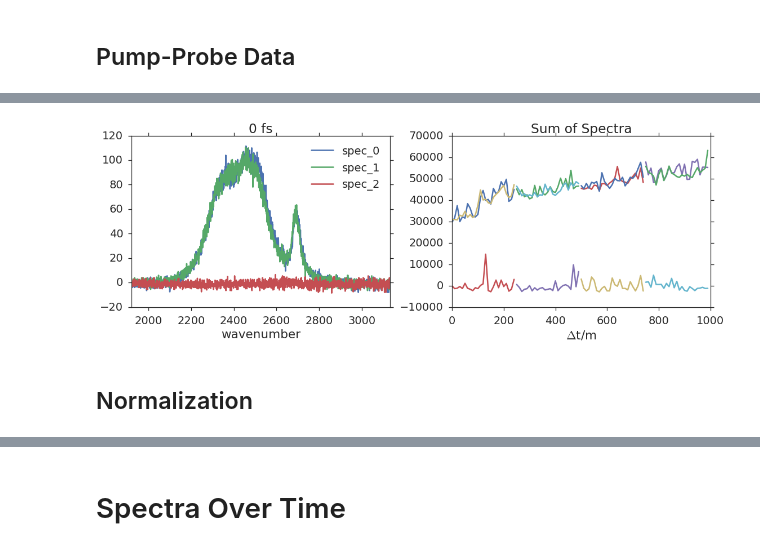
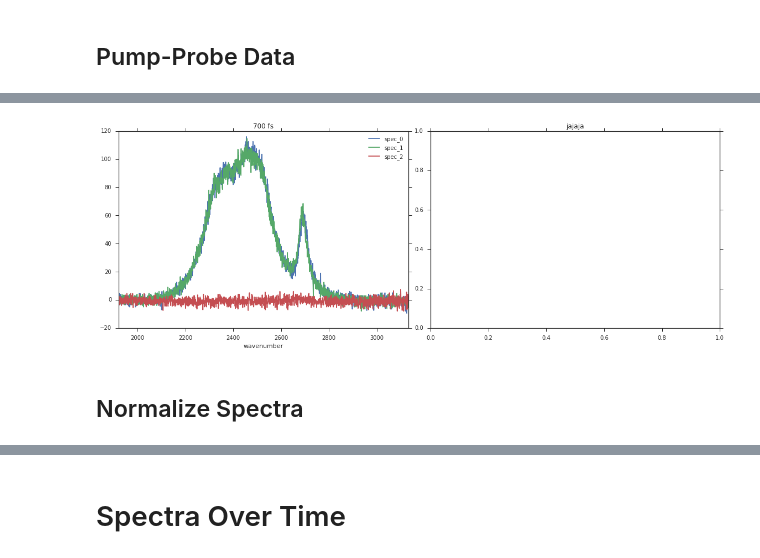
Before and after one commit to deisi/SFG2D, a Jupyter notebook: dashboards/pump-probe.ipynb, the cells around one changed output, grey strips where cells are left out. Saved outputs shown, nothing was run; the diff lists cells and outputs as text; code cells hidden in the pictures.

```diff
--- a/dashboards/pump-probe.ipynb
+++ b/dashboards/pump-probe.ipynb
@@ -173,6 +227,7 @@ plt.show()
 # %%
+%%capture
 def get_pump_probe(fpath):
-    global ts0, ts0u, w_ts0_ppdelay0
+    global ts0, ts0u
     ts0 = SFG2D.io.veronica.read_auto(ffolder + fpath)
     ts0.base = base.med
     ts0.sub_base(inplace=True)
@@ -182,38 +237,41 @@ def get_pump_probe(fpath):
         ts0.norm = ir.med[w_ir_spec.value]
     ts0u = ts0.__deepcopy__()
     ts0.normalize(inplace=True)
-    w_ts0_ppdelay0.options=list(ts0.pp_delays)
-    w_ts0_ppdelay0.value=0
-    w_ts0_ppdelay1.options=w_ts0_ppdelay0.options
-    w_ts0_ppdelay1.value=0
-    w_ts0_ppdelay2.options=w_ts0_ppdelay0.options
-    w_ts0_ppdelay2.value=0
-    w_ts0_ppdelay3.options=w_ts0_ppdelay0.options
-    w_ts0_ppdelay3.value=0
+    if isinstance(ts0, SFG2D.core.scan.TimeScan):
+        w_ts0_ppdelay.options=list(ts0.pp_delays)
+        w_ts0_ppdelay.value=0
+
+    if isinstance(ts0, SFG2D.core.scan.TimeScan):
+        raise NotImplementedError
+
 
 def ts0_pump_update(*args):
-    global ts0
+    #global ts0
     ts0._pumped = w_ts0_pumped.value
     ts0u._pumped = w_ts0_pumped.value
 
 def ts0_probe_update(*args):
-    global ts0
+    #global ts0
+    ts0u._probed = w_ts0_probed.value
     ts0._probed = w_ts0_probed.value
-    ts0u._probed = w_ts0_probed.value
 
 def pump_probe_sum_plot(*args):
     ax = axes_pump_probe_get[1]
-    [SFG2D.plotting.ts.sum_of_spectra(ts0u, spec, ax) for spec in ('spec_0', 'spec_1', 'spec_2')]
+    ax.set_title('jajaja')
+    if isinstance(ts0, SFG2D.core.scan.TimeScan):
+        [SFG2D.plotting.ts.sum_of_spectra(ts0u, spec, ax) for spec in ('spec_0', 'spec_1', 'spec_2')]
     ax.set_title("Sum of Spectra")
     #display(fig_pump_probe_get)
 
 def pump_probe_plot(pp_delay):
     ax = axes_pump_probe_get[0]
     ax.clear()
-    ts0u.med.ix[pp_delay].plot(ax=ax)
-    ax.set_title("%i fs"%pp_delay)
-    #plt.ylim(-0.002, 0.015) # get this from data
-    #plt.xlim(2100, 2800) # get this from ir profile
+
+    if isinstance(ts0, SFG2D.core.scan.TimeScan):
+        ts0u.med.ix[pp_delay].plot(ax=ax)
+        ax.set_title("%i fs"%pp_delay)
+        #plt.ylim(-0.002, 0.015) # get this from data
+        #plt.xlim(2100, 2800) # get this from ir profile
     fig_pump_probe_get.tight_layout()
     display(fig_pump_probe_get)
 
@@ -221,13 +279,3 @@ w_ts0_pumped.observe(ts0_pump_update, 'value')
 w_ts0_probed.observe(ts0_proped_update, 'value')
 
 fig_pump_probe_get, axes_pump_probe_get = plt.subplots(1,2, figsize=(16,6))
-
-w_ts0 = ipyw.interactive(get_pump_probe, fpath=w_ts0_fpath)
-
-w_ts0_plot = ipyw.interactive(pump_probe_plot, pp_delay=w_ts0_ppdelay0)
-display(w_ts0, w_ts0_pumped, w_ts0_probed, w_ts0_plot)
-pump_probe_sum_plot()
-# %% [output]
-[figure, removed]
-# %% [markdown]
-## Normalization
@@ -234,2 +284,12 @@ pump_probe_sum_plot()
+# %%
+w_ts0 = ipyw.interactive(get_pump_probe, fpath=w_ts0_fpath)
+
+w_ts0_plot = ipyw.interactive(pump_probe_plot, pp_delay=w_ts0_ppdelay)
+display(w_ts0, w_ts0_pumped, w_ts0_probed, w_ts0_plot)
+pump_probe_sum_plot()
+# %% [output]
+[figure, added]
+# %% [markdown]
+## Normalize Spectra
 # %%
 %%capture
```
Also changed, not shown: parts of 12 cells of this notebook, 3 other files.
